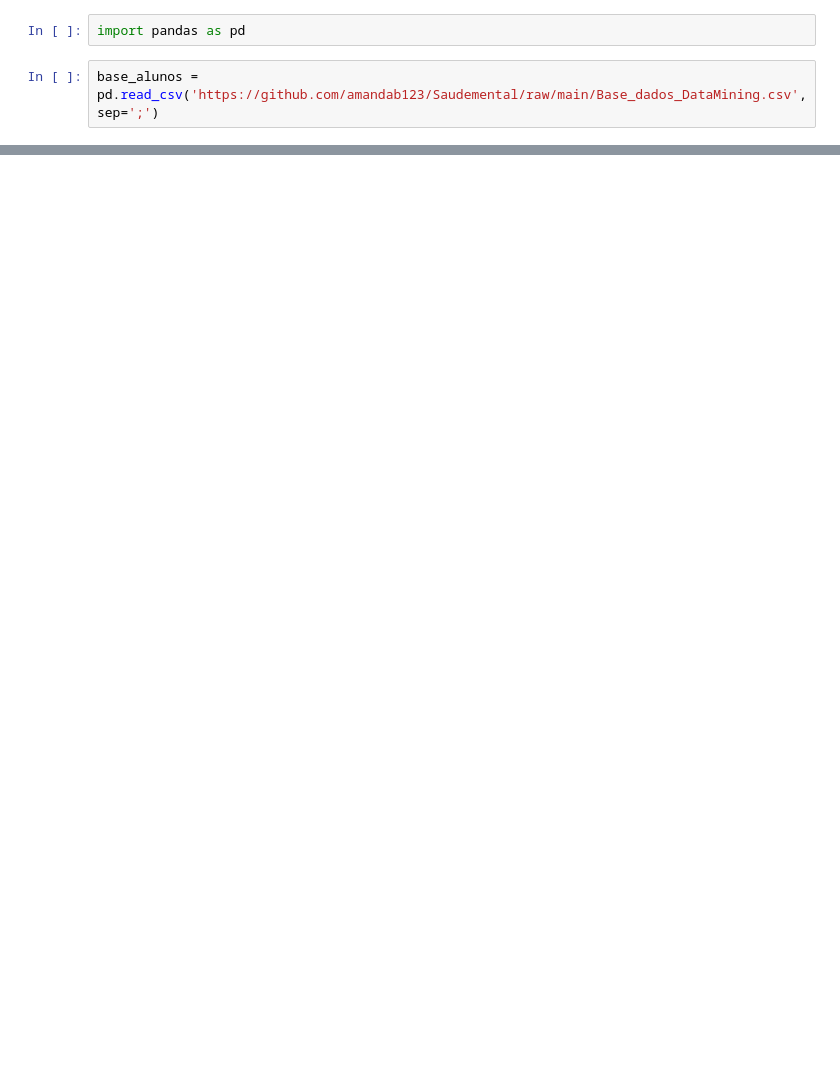
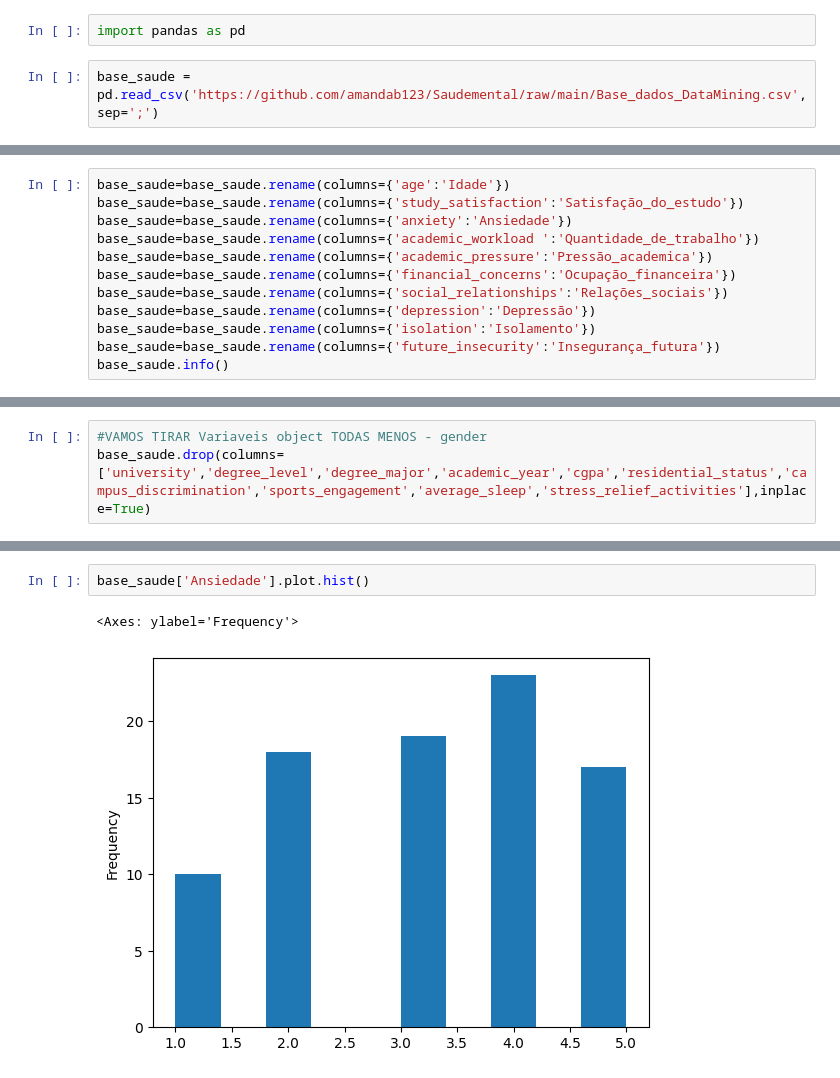
Before and after one commit to amandab123/Saudemental, a Jupyter notebook: Saude_mental.ipynb, the cells around one changed output, grey strips where cells are left out. Saved outputs shown, nothing was run; the diff lists cells and outputs as text; blank space fills up the shorter version.

```diff
--- a/Saude_mental.ipynb
+++ b/Saude_mental.ipynb
@@ -3,4 +3,4 @@
 # %%
 import pandas as pd
 # %%
-base_alunos = pd.read_csv('https://github.com/amandab123/Saudemental/raw/main/Base_dados_DataMining.csv',sep=';')
+base_saude = pd.read_csv('https://github.com/amandab123/Saudemental/raw/main/Base_dados_DataMining.csv',sep=';')
@@ -22,0 +89,12 @@ base_alunos
+# %%
+base_saude=base_saude.rename(columns={'age':'Idade'})
+base_saude=base_saude.rename(columns={'study_satisfaction':'Satisfação_do_estudo'})
+base_saude=base_saude.rename(columns={'anxiety':'Ansiedade'})
+base_saude=base_saude.rename(columns={'academic_workload ':'Quantidade_de_trabalho'})
+base_saude=base_saude.rename(columns={'academic_pressure':'Pressão_academica'})
+base_saude=base_saude.rename(columns={'financial_concerns':'Ocupação_financeira'})
+base_saude=base_saude.rename(columns={'social_relationships':'Relações_sociais'})
+base_saude=base_saude.rename(columns={'depression':'Depressão'})
+base_saude=base_saude.rename(columns={'isolation':'Isolamento'})
+base_saude=base_saude.rename(columns={'future_insecurity':'Insegurança_futura'})
+base_saude.info()
@@ -22,0 +151,3 @@ base_alunos
+# %%
+#VAMOS TIRAR Variaveis object TODAS MENOS - gender
+base_saude.drop(columns=['university','degree_level','degree_major','academic_year','cgpa','residential_status','campus_discrimination','sports_engagement','average_sleep','stress_relief_activities'],inplace=True)
@@ -22,0 +276,5 @@ base_alunos
+# %%
+base_saude['Ansiedade'].plot.hist()
+# %% [output]
+<Axes: ylabel='Frequency'>
+[figure, added]
```
Also changed, not shown: parts of 31 cells of this notebook.
